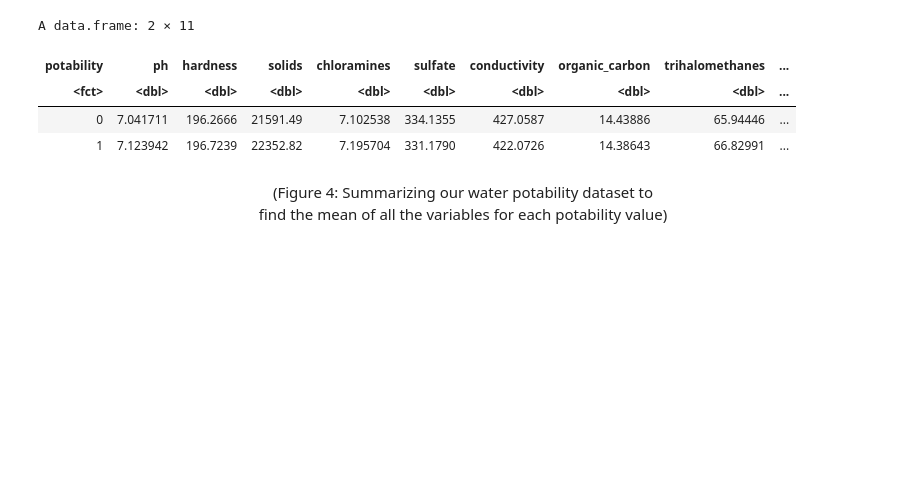
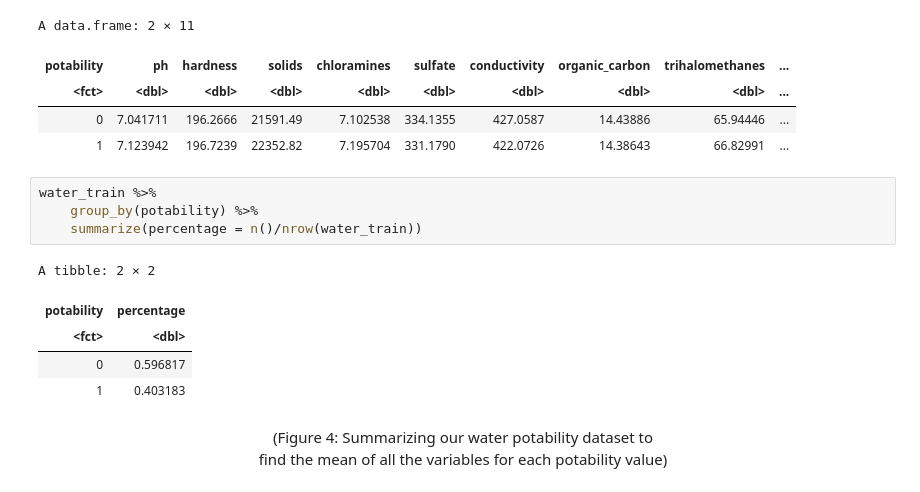
Before and after one commit to kashish1928/Dsci100_Group93_, a Jupyter notebook: Group-Project-Report.ipynb, the cells around one changed output. Saved outputs shown, nothing was run; the diff lists cells and outputs as text; blank space fills up the shorter version.

```diff
--- a/Group-Project-Report.ipynb
+++ b/Group-Project-Report.ipynb
@@ -155,6 +155,16 @@ A data.frame: 2 × 11
 | <fct> | <dbl> | <dbl> | <dbl> | <dbl> | <dbl> | <dbl> | <dbl> | <dbl> | ... |
 | 0 | 7.041711 | 196.2666 | 21591.49 | 7.102538 | 334.1355 | 427.0587 | 14.43886 | 65.94446 | ... |
 | 1 | 7.123942 | 196.7239 | 22352.82 | 7.195704 | 331.1790 | 422.0726 | 14.38643 | 66.82991 | ... |
+# %%
+water_train %>%
+    group_by(potability) %>%
+    summarize(percentage = n()/nrow(water_train))
+# %% [output]
+A tibble: 2 × 2
+| potability | percentage |
+| <fct> | <dbl> |
+| 0 | 0.596817 |
+| 1 | 0.403183 |
 # %% [markdown]
 <center> (Figure 4: Summarizing our water potability dataset to <br> find the mean of all the variables for each potability value) </center>
 # %% [markdown]
```
Also changed, not shown: parts of 1 cell of this notebook.
